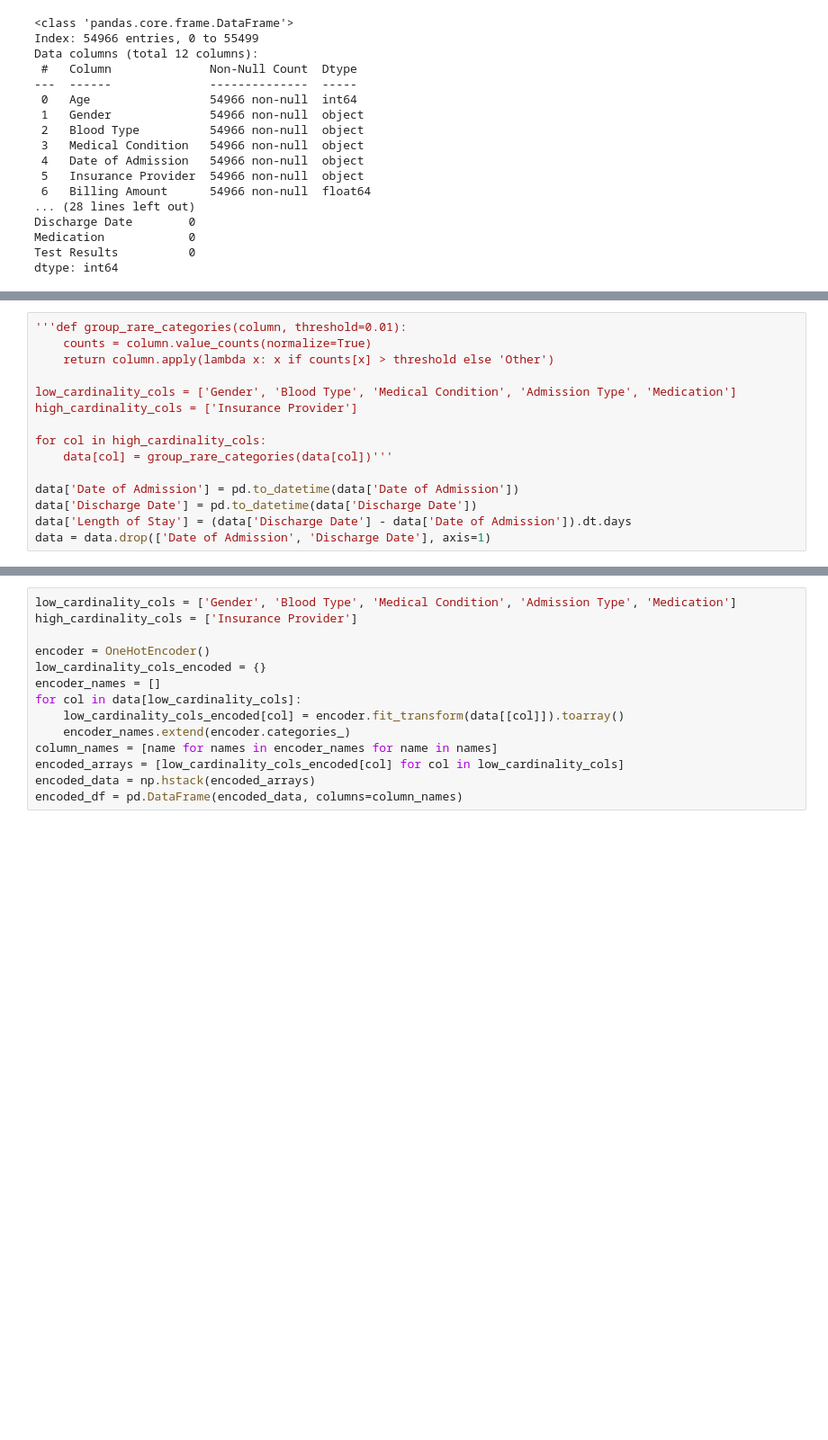
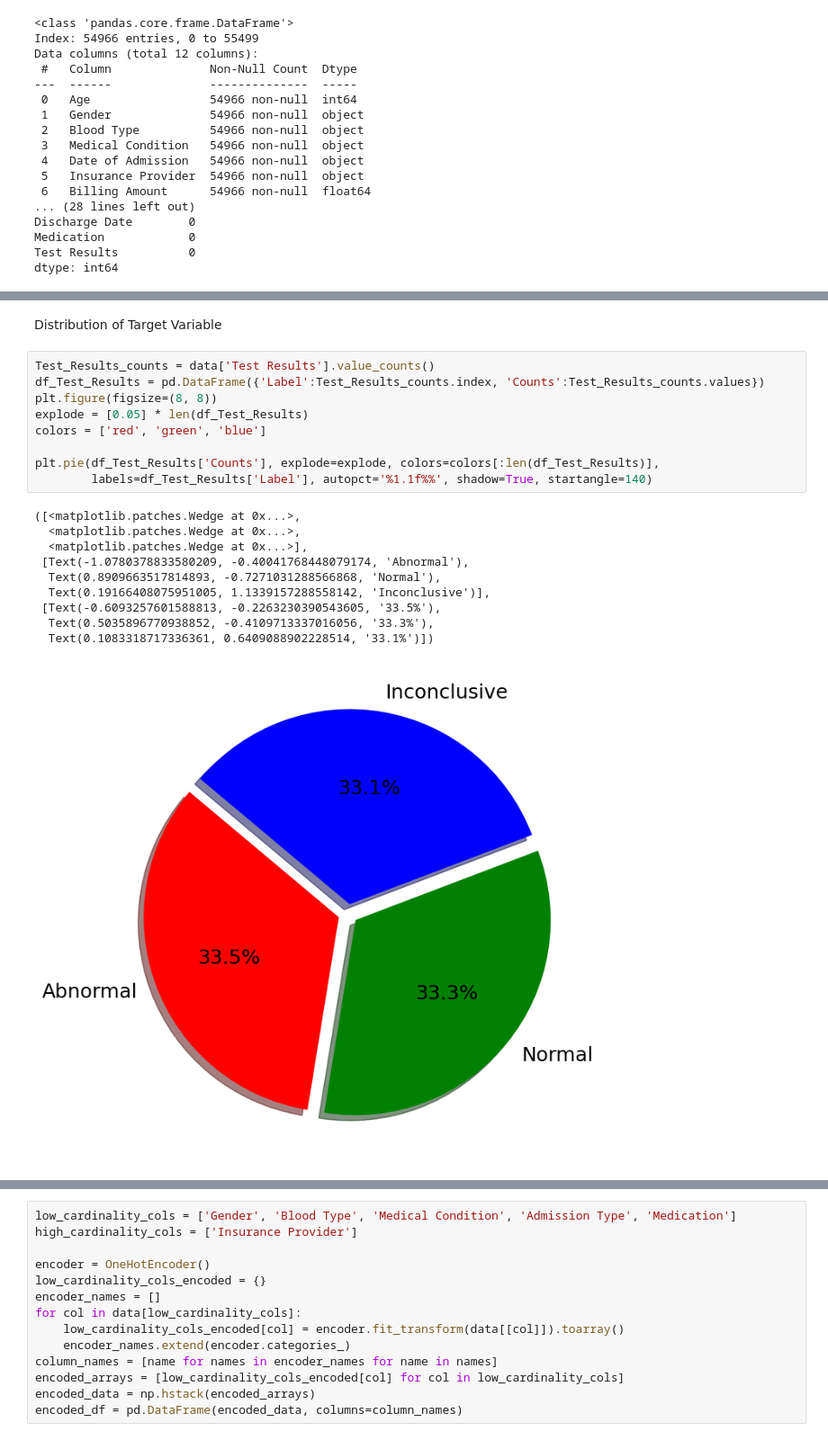
Before and after one commit to diallos-tech/Clarkson_Data_Science, a Jupyter notebook: Data Mining/Data_Mining_Project.ipynb, the cells around one changed output, grey strips where cells are left out. Shown at 90% size. Saved outputs shown, nothing was run; the diff lists cells and outputs as text; blank space fills up the shorter version.

```diff
--- a/Data Mining/Data_Mining_Project.ipynb
+++ b/Data Mining/Data_Mining_Project.ipynb
@@ -54,15 +68,0 @@ for ax, var in zip(axs.flatten(), variables):
-# %%
-'''def group_rare_categories(column, threshold=0.01):
-    counts = column.value_counts(normalize=True)
-    return column.apply(lambda x: x if counts[x] > threshold else 'Other')
-
-low_cardinality_cols = ['Gender', 'Blood Type', 'Medical Condition', 'Admission Type', 'Medication']
-high_cardinality_cols = ['Insurance Provider']
-
-for col in high_cardinality_cols:
-    data[col] = group_rare_categories(data[col])'''
-
-data['Date of Admission'] = pd.to_datetime(data['Date of Admission'])
-data['Discharge Date'] = pd.to_datetime(data['Discharge Date'])
-data['Length of Stay'] = (data['Discharge Date'] - data['Date of Admission']).dt.days
-data = data.drop(['Date of Admission', 'Discharge Date'], axis=1)
@@ -87,0 +69,22 @@ ANOVA F-Test Results:
+# %% [markdown]
+Distribution of Target Variable
+# %%
+Test_Results_counts = data['Test Results'].value_counts()
+df_Test_Results = pd.DataFrame({'Label':Test_Results_counts.index, 'Counts':Test_Results_counts.values})
+plt.figure(figsize=(8, 8))
+explode = [0.05] * len(df_Test_Results)
+colors = ['red', 'green', 'blue']
+
+plt.pie(df_Test_Results['Counts'], explode=explode, colors=colors[:len(df_Test_Results)],
+        labels=df_Test_Results['Label'], autopct='%1.1f%%', shadow=True, startangle=140)
+# %% [output]
+([<matplotlib.patches.Wedge at 0x...>,
+  <matplotlib.patches.Wedge at 0x...>,
+  <matplotlib.patches.Wedge at 0x...>],
+ [Text(-1.0780378833580209, -0.40041768448079174, 'Abnormal'),
+  Text(0.8909663517814893, -0.7271031288566868, 'Normal'),
+  Text(0.19166408075951005, 1.1339157288558142, 'Inconclusive')],
+ [Text(-0.6093257601588813, -0.2263230390543605, '33.5%'),
+  Text(0.5035896770938852, -0.4109713337016056, '33.3%'),
+  Text(0.1083318717336361, 0.6409088902228514, '33.1%')])
+[figure, added]
```
Also changed, not shown: parts of 50 cells of this notebook, 2 other files.
